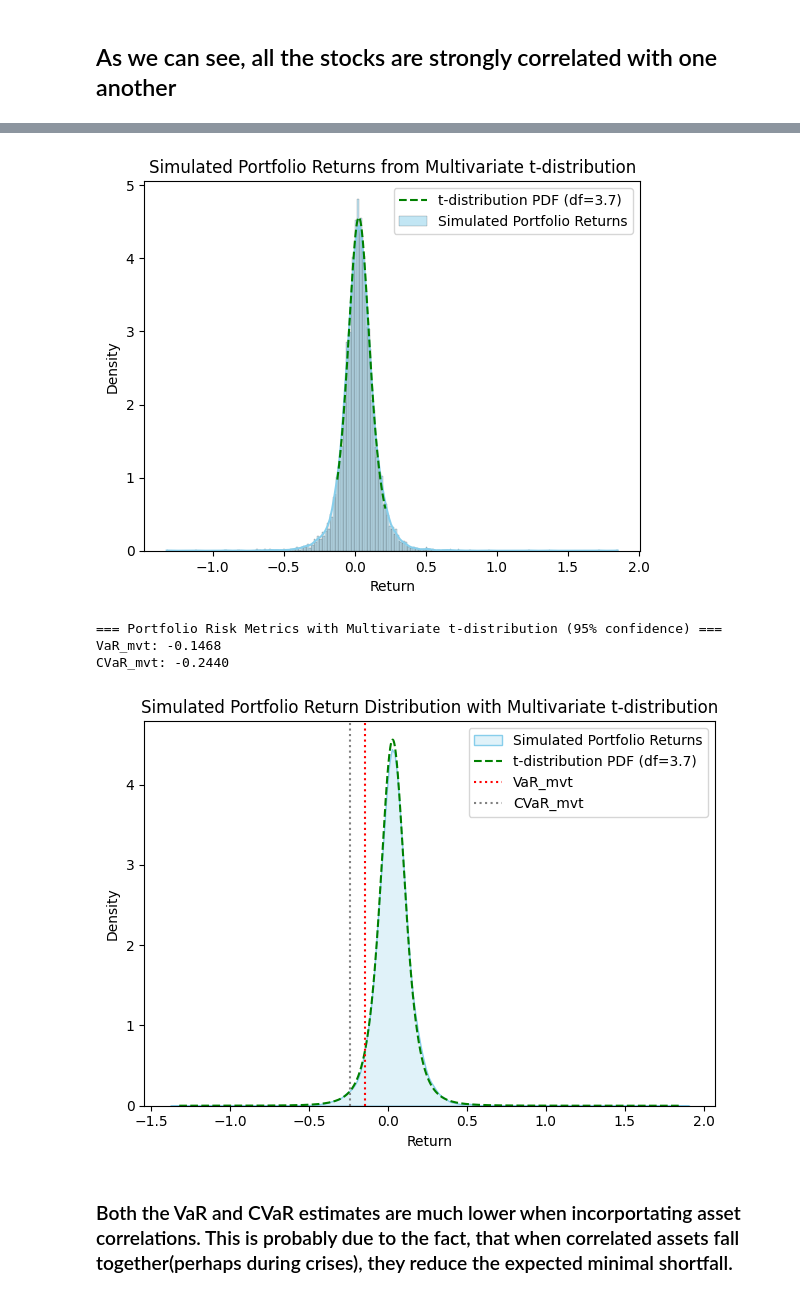
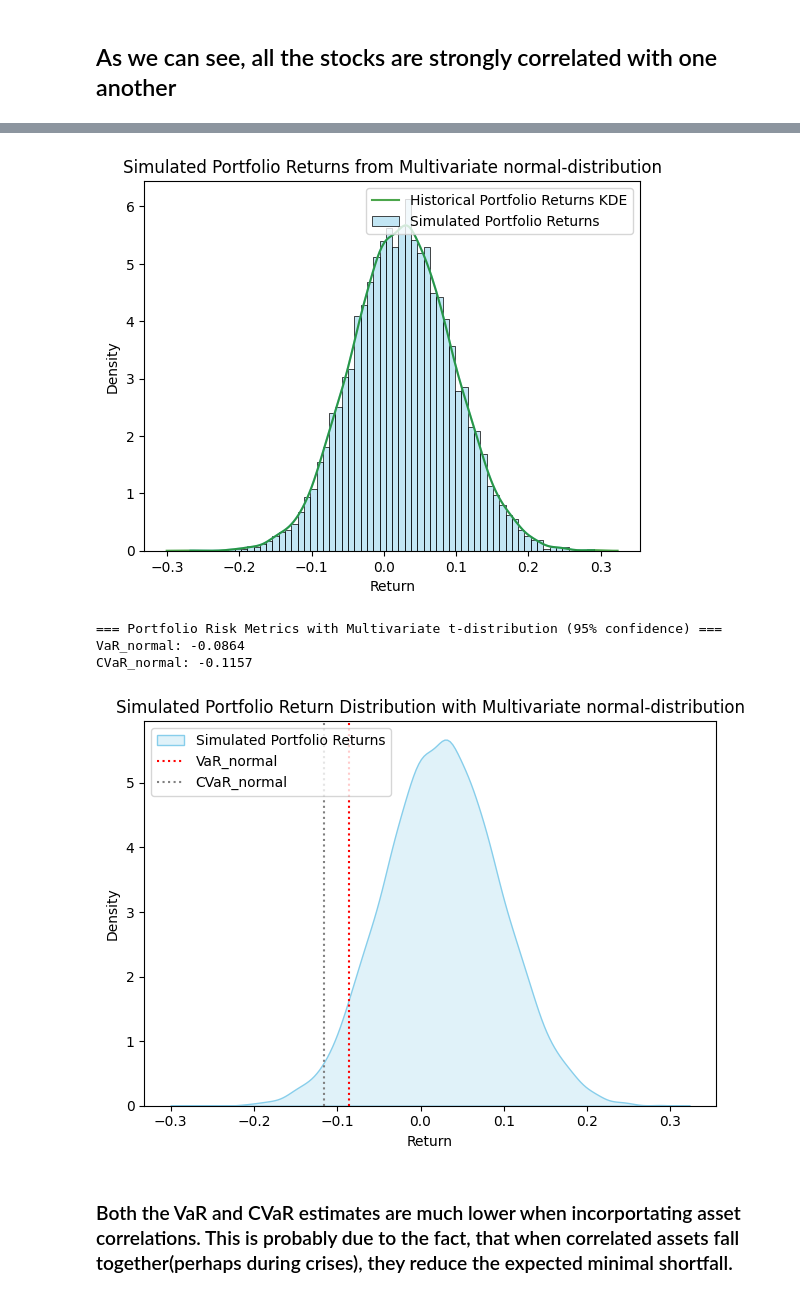
Before and after one commit to manipuppeteer/Finance-Projects, a Jupyter notebook: VaR_monthly.ipynb, the cells around one changed output, grey strips where cells are left out. Cells and saved outputs as stored; diff of their text form; code cells hidden in the pictures.

```diff
--- a/VaR_monthly.ipynb
+++ b/VaR_monthly.ipynb
@@ -282,40 +302,44 @@ scaling = np.sqrt(g)[:, None]  # reshape for broadcasting
 # Simulate multivariate t
 mvt_samples = mean_vec + (z - mean_vec) / scaling  # shape: (n_samples, n_assets)
 # %%
-mvt_samples.shape
-portfolio_returns_mvt = mvt_samples.dot(weights)
-df, loc, scale = t.fit(portfolio_returns_mvt)
-sns.histplot(portfolio_returns_mvt, kde=True, stat='density', color='skyblue', label='Simulated Portfolio Returns')
-plt.plot(x, t.pdf(x, df, loc=loc, scale=scale), 'g--', label=f't-distribution PDF (df={df:.1f})')
-plt.title('Simulated Portfolio Returns from Multivariate t-distribution')
+#mvt_samples.shape
+#portfolio_returns_mvt = mvt_samples.dot(weights)
+portfolio_returns_normal= z.dot(weights)  # shape: (n_samples,)
+# df, loc, scale = t.fit(portfolio_returns_mvt)
+mean, std_dev = norm.fit(portfolio_returns_normal)
+#sns.histplot(portfolio_returns_mvt, kde=True, stat='density', color='skyblue', label='Simulated Portfolio Returns')
+sns.histplot(portfolio_returns_normal, kde=True, stat='density', color='skyblue', label='Simulated Portfolio Returns')
+sns.kdeplot(portfolio_returns_normal, color='green', fill=False, alpha=0.7, label='Historical Portfolio Returns KDE')
+#plt.plot(x, , 'g--', label=f'Multivariate normal-distribution PDF (df={df:.1f})')
+plt.title('Simulated Portfolio Returns from Multivariate normal-distribution')
 plt.xlabel('Return')
 plt.ylabel('Density')
 plt.legend()
 plt.show()
 # %% [output]
-[figure, old version]
+[figure, new version]
 # %%
-VaR_mvt = np.percentile(portfolio_returns_mvt, (1-confidence_level)*100)
-CVaR_mvt = portfolio_returns_mvt[portfolio_returns_mvt <= VaR_mvt].mean()
+VaR_t = np.percentile(portfolio_returns_t, (1-confidence_level)*100)
+CVaR_t = portfolio_returns_t[portfolio_returns_t <= VaR_t].mean()
 print(f"=== Portfolio Risk Metrics with Multivariate t-distribution ({confidence_level*100:.0f}% confidence) ===")
-print(f"VaR_mvt: {VaR_mvt:.4f}")
-print(f"CVaR_mvt: {CVaR_mvt:.4f}")
+print(f"VaR_t: {VaR_t:.4f}")
+print(f"CVaR_t: {CVaR_t:.4f}")
 # Dashboard plot
-x = np.linspace(portfolio_returns_mvt.min(), portfolio_returns_mvt.max(), 1000)
-sns.kdeplot(portfolio_returns_mvt, fill=True, color='skyblue', label='Simulated Portfolio Returns')
-plt.plot(x, t.pdf(x, df, loc=loc, scale=scale), 'g--', label=f't-distribution PDF (df={df:.1f})')
-plt.axvline(VaR_mvt, color='red', linestyle=':', label='VaR_mvt')
-plt.axvline(CVaR_mvt, color='grey', linestyle=':', label='CVaR_mvt')
+x = np.linspace(portfolio_returns_t.min(), portfolio_returns_t.max(), 1000)
+sns.kdeplot(portfolio_returns_t, fill=True, color='skyblue', label='Simulated Portfolio Returns')
+#plt.plot(x, no.pdf(x, df, loc=loc, scale=scale), 'g--', label=f't-distribution PDF (df={df:.1f})')
+plt.axvline(VaR_t, color='red', linestyle=':', label='VaR_t')
+plt.axvline(CVaR_t, color='grey', linestyle=':', label='CVaR_t')
 plt.title('Simulated Portfolio Return Distribution with Multivariate t-distribution')
 plt.legend()
 plt.xlabel('Return')
 plt.ylabel('Density')
 plt.tight_layout()
 plt.show()
 # %% [output]
 === Portfolio Risk Metrics with Multivariate t-distribution (95% confidence) ===
-VaR_mvt: -0.1468
-CVaR_mvt: -0.2440
+VaR_normal: -0.0864
+CVaR_normal: -0.1157
-[figure, old version]
+[figure, new version]
 # %% [markdown]
 ### Both the VaR and CVaR estimates are much lower when incorportating asset correlations. This is probably due to the fact, that when correlated assets fall together(perhaps during crises), they reduce the expected minimal shortfall.
```
Also changed, not shown: parts of 24 cells of this notebook, 3 other files.
